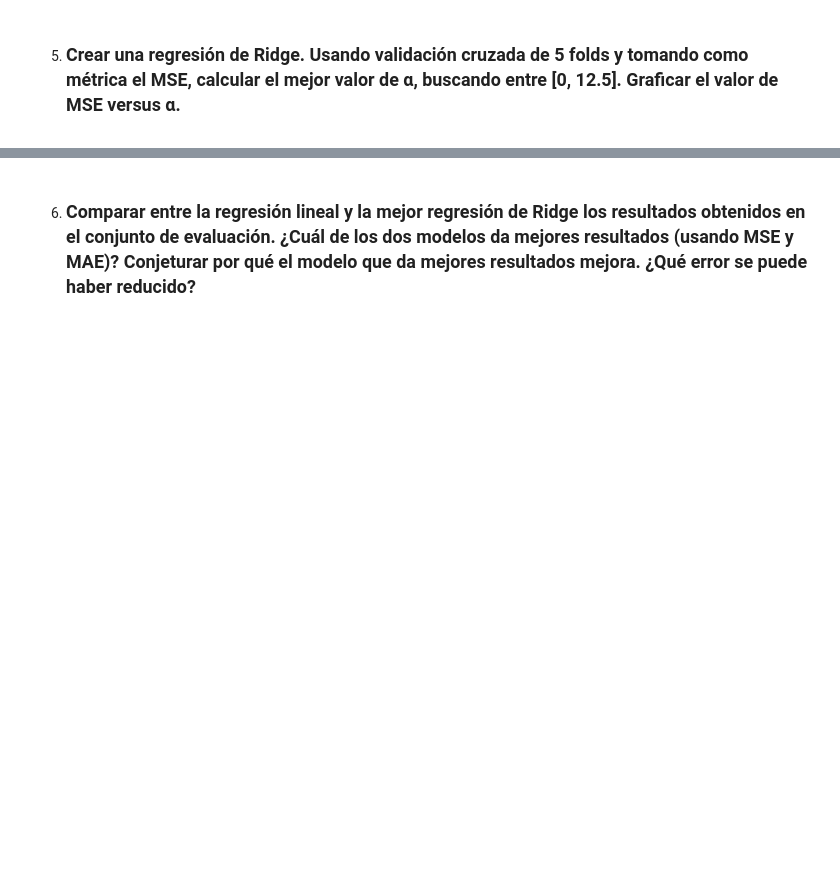
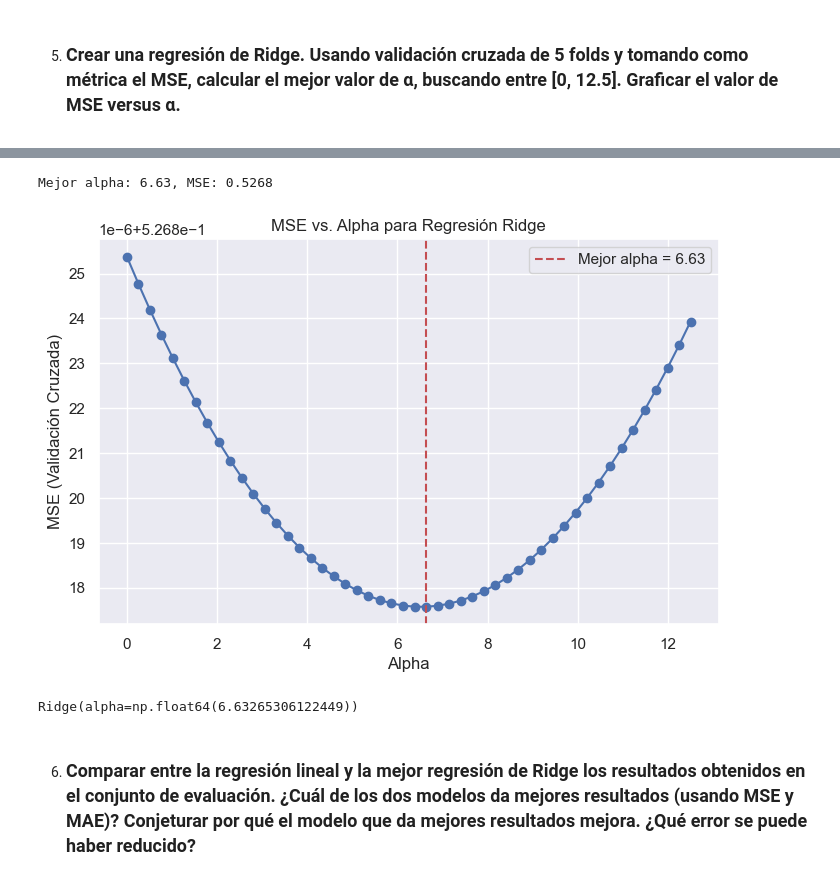
Before and after one commit to martinbrocca/CEIA-IIA, a Jupyter notebook: TP2/tp2.ipynb, the cells around one changed output, grey strips where cells are left out. Saved outputs shown, nothing was run; the diff lists cells and outputs as text; code cells hidden in the pictures; blank space fills up the shorter version.

```diff
--- a/TP2/tp2.ipynb
+++ b/TP2/tp2.ipynb
@@ -509,3 +420,39 @@ El mejor valor de alpha para Lasso es: 0.0
+# %%
+
+# Definimos los valores de alpha a probar
+alpha_values = np.linspace(0, 12.5, 50)
+
+# Lista para almacenar los MSE promedio
+mse_scores = []
+
+# Validación cruzada para cada alpha
+for alpha in alpha_values:
+    ridge_model = Ridge(alpha=alpha)
+    scores = cross_val_score(ridge_model, X_train_scaled, y_train, cv=5, scoring='neg_mean_squared_error')
+    mse_scores.append(-scores.mean())
+
+# Encontramos el mejor alpha
+best_alpha = alpha_values[np.argmin(mse_scores)]
+print(f"Mejor alpha: {best_alpha:.2f}, MSE: {min(mse_scores):.4f}")
+
+# Graficamos MSE vs. alpha
+plt.figure(figsize=(8, 5))
+plt.plot(alpha_values, mse_scores, marker='o', color='b')
+plt.xlabel('Alpha')
+plt.ylabel('MSE (Validación Cruzada)')
+plt.title('MSE vs. Alpha para Regresión Ridge')
+plt.axvline(x=best_alpha, color='r', linestyle='--', label=f'Mejor alpha = {best_alpha:.2f}')
+plt.legend()
+plt.show()
+# %% [output]
+Mejor alpha: 6.63, MSE: 0.5268
+[figure, added]
+# %%
+# Entrenamos el modelo final con el mejor alpha
+best_ridge = Ridge(alpha=best_alpha)
+best_ridge.fit(X_train_scaled, y_train)
+# %% [output]
+Ridge(alpha=np.float64(6.63265306122449))
 # %% [markdown]
  6. ### Comparar entre la regresión lineal y la mejor regresión de Ridge los resultados obtenidos en el conjunto de evaluación. ¿Cuál de los dos modelos da mejores resultados (usando MSE y MAE)? Conjeturar por qué el modelo que da mejores resultados mejora. ¿Qué error se puede haber reducido?
 # %% [markdown]
```
Also changed, not shown: parts of 6 cells of this notebook.
